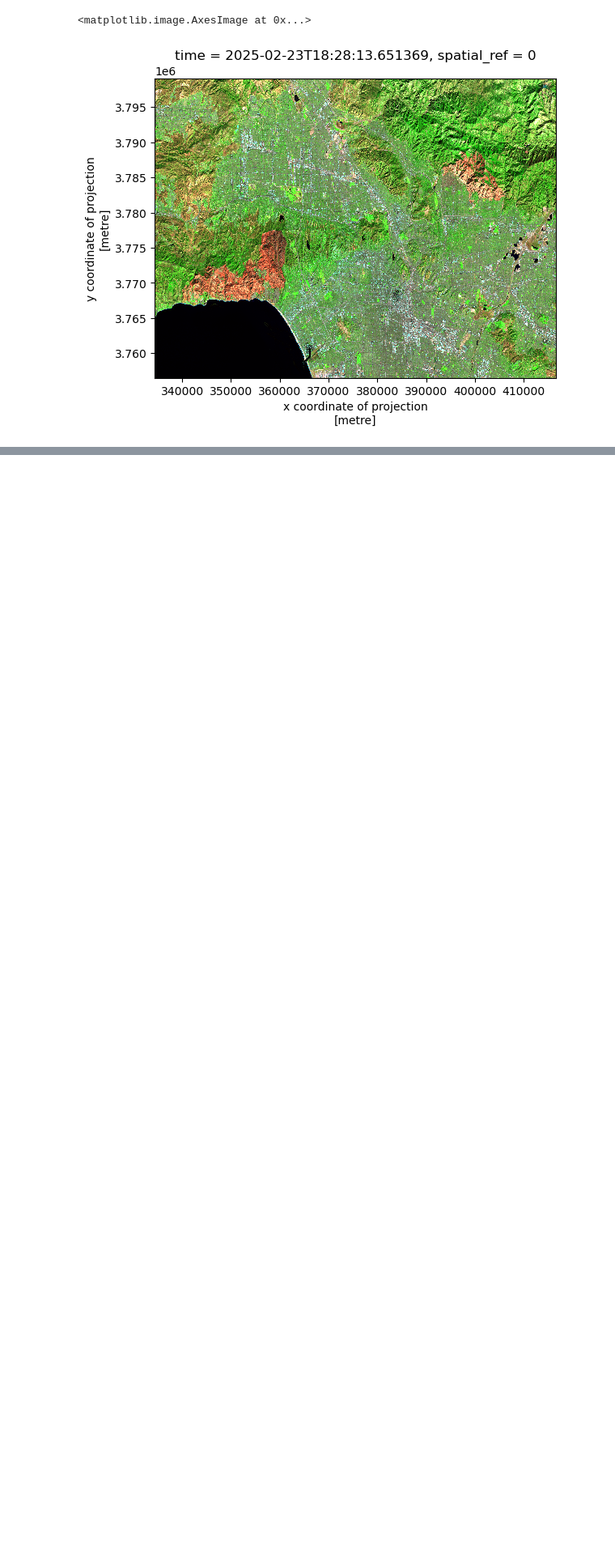
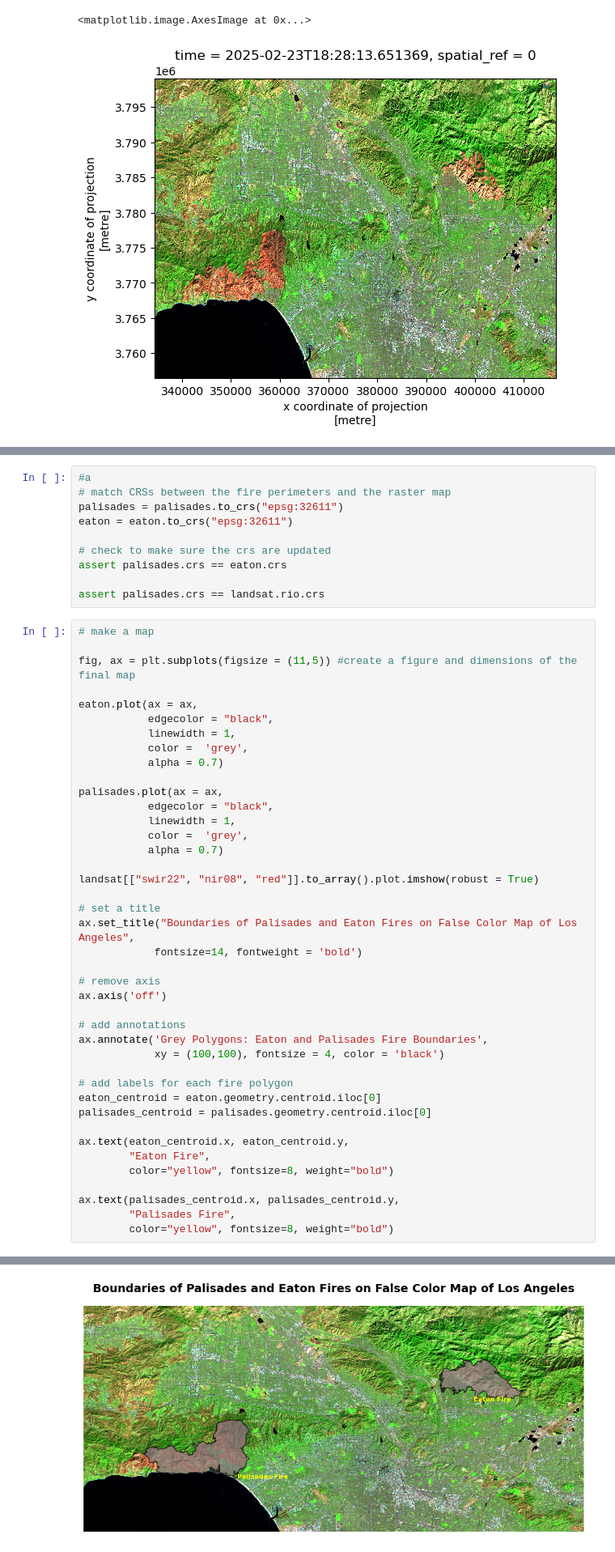
Before and after one commit to SRKads1998/eds220-hwk4, a Jupyter notebook: hw4-task2-False-Color-Mapping-Kadonoff.ipynb, the cells around one changed output, grey strips where cells are left out. Shown at 81% size. Drawn from its saved outputs; the diff is of its cells as text; blank space fills up the shorter version.

```diff
--- a/hw4-task2-False-Color-Mapping-Kadonoff.ipynb
+++ b/hw4-task2-False-Color-Mapping-Kadonoff.ipynb
@@ -193,0 +202,52 @@ landsat[["swir22", "nir08", "red"]].to_array().plot.imshow(robust = True)
+# %%
+#a
+# match CRSs between the fire perimeters and the raster map
+palisades = palisades.to_crs("epsg:32611")
+eaton = eaton.to_crs("epsg:32611")
+
+# check to make sure the crs are updated
+assert palisades.crs == eaton.crs
+
+assert palisades.crs == landsat.rio.crs
+# %%
+# make a map
+
+fig, ax = plt.subplots(figsize = (11,5)) #create a figure and dimensions of the final map
+
+eaton.plot(ax = ax,
+           edgecolor = "black",
+           linewidth = 1,
+           color =  'grey',
+           alpha = 0.7)
+
+palisades.plot(ax = ax,
+           edgecolor = "black",
+           linewidth = 1,
+           color =  'grey',
+           alpha = 0.7)
+
+landsat[["swir22", "nir08", "red"]].to_array().plot.imshow(robust = True)
+
+# set a title
+ax.set_title("Boundaries of Palisades and Eaton Fires on False Color Map of Los Angeles",
+            fontsize=14, fontweight = 'bold')
+
+# remove axis
+ax.axis('off')
+
+# add annotations
+ax.annotate('Grey Polygons: Eaton and Palisades Fire Boundaries',
+            xy = (100,100), fontsize = 4, color = 'black')
+
+# add labels for each fire polygon
+eaton_centroid = eaton.geometry.centroid.iloc[0]
+palisades_centroid = palisades.geometry.centroid.iloc[0]
+
+ax.text(eaton_centroid.x, eaton_centroid.y,
+        "Eaton Fire",
+        color="yellow", fontsize=8, weight="bold")
+
+ax.text(palisades_centroid.x, palisades_centroid.y,
+        "Palisades Fire",
+        color="yellow", fontsize=8, weight="bold")
+# %% [output]
@@ -193,0 +255 @@ landsat[["swir22", "nir08", "red"]].to_array().plot.imshow(robust = True)
+[figure, added]
```
Also changed, not shown: parts of 6 cells of this notebook.
